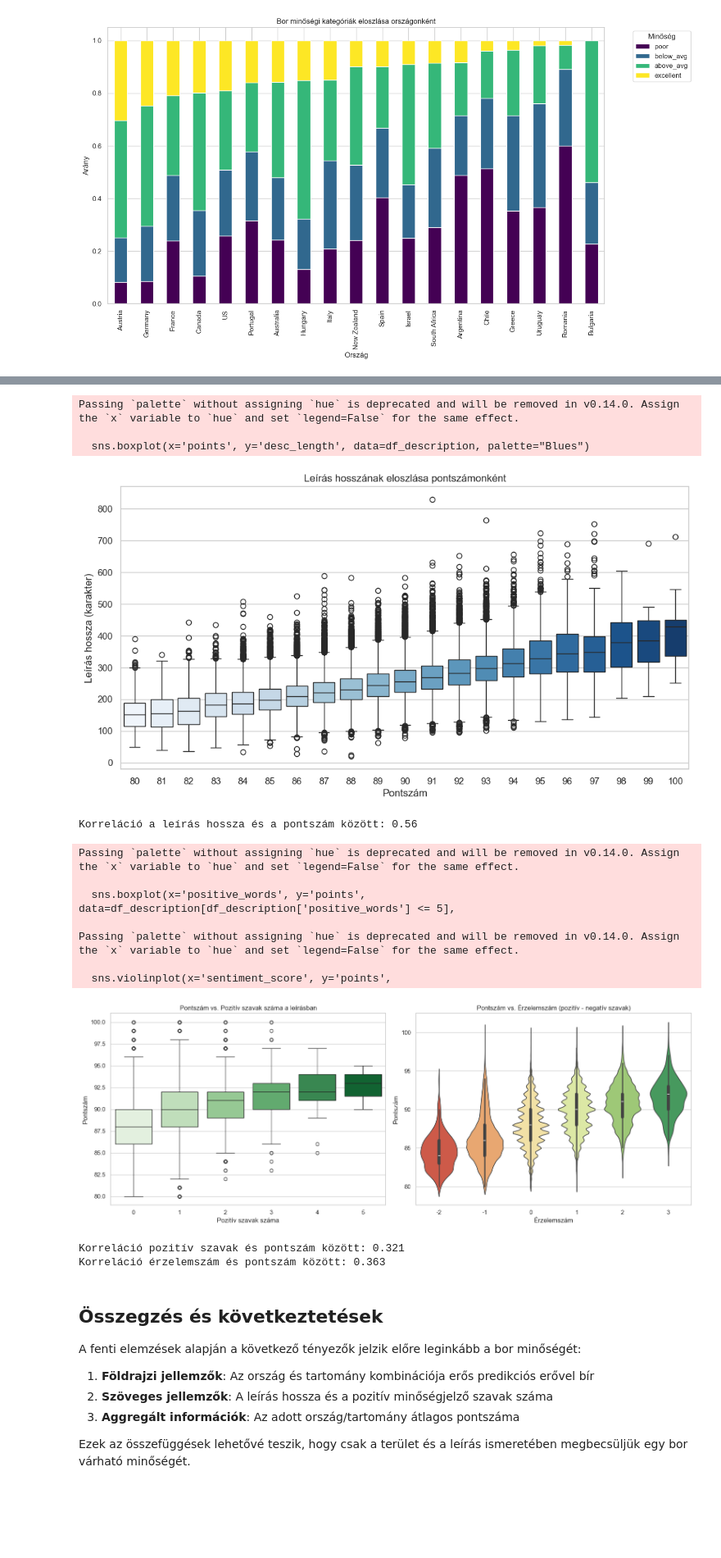
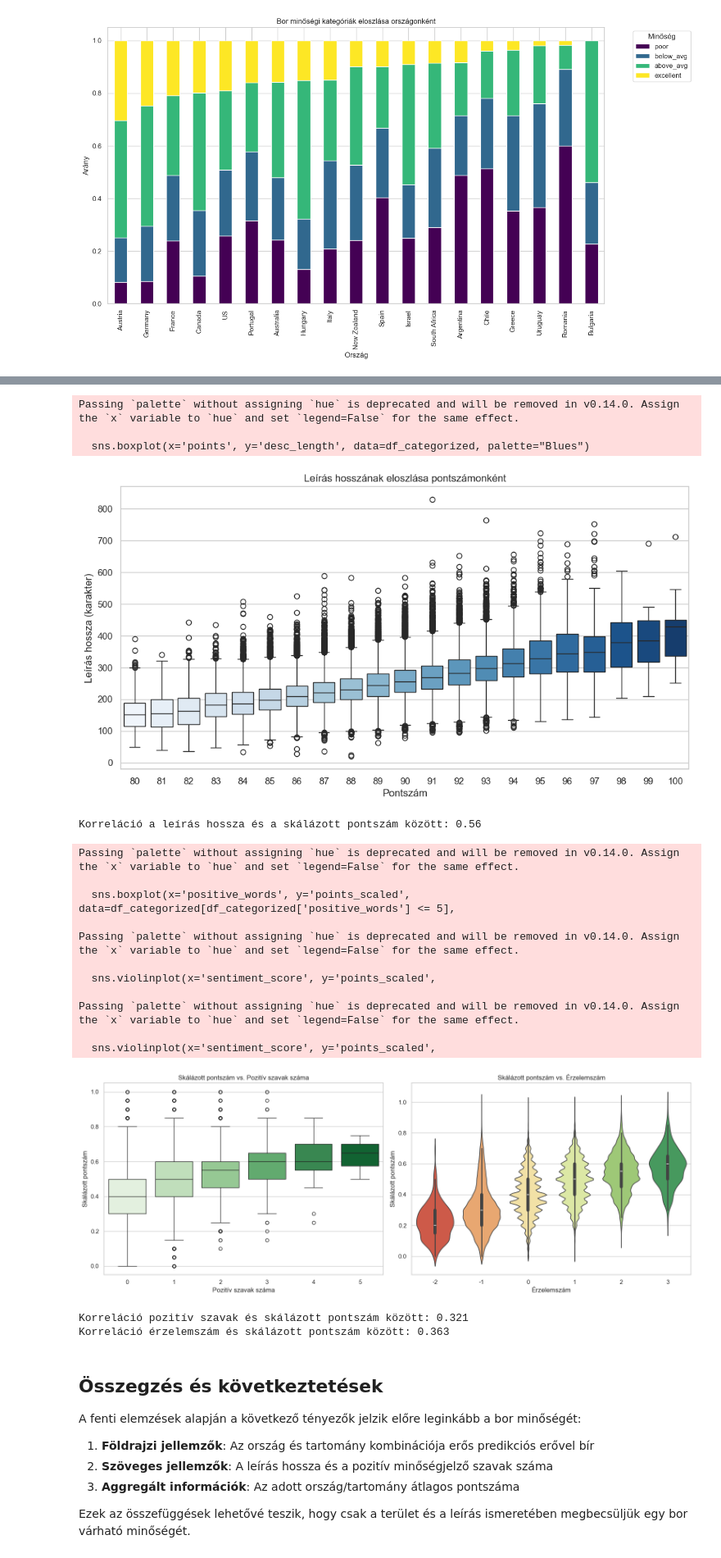
Before and after one commit to lego111Aron/Adattudomany-Projektmunka, a Jupyter notebook: Analize.ipynb, the cells around one changed output, grey strips where cells are left out. Shown at 82% size. Saved outputs shown, nothing was run; the diff lists cells and outputs as text; code cells hidden in the pictures; blank space fills up the shorter version.

```diff
--- a/Analize.ipynb
+++ b/Analize.ipynb
@@ -226,7 +227,8 @@ for word in keywords:
     # Megnézzük azokat a sorokat, ahol szerepel a szó (kis/nagybetű nem számít)
     mask = df_categorized['description'].str.contains(word, case=False, na=False)
     if mask.sum() > 0:
-        avg_score = df_categorized.loc[mask, 'points'].astype(int).mean()
+        # Skálázott pontszámot használunk
+        avg_score = df_categorized.loc[mask, 'points_scaled'].mean()
         count = mask.sum()
         keyword_stats.append({'keyword': word, 'avg_points': avg_score, 'count': count})
 
@@ -234,9 +236,9 @@ df_keywords = pd.DataFrame(keyword_stats).sort_values(by='avg_points', ascending
 
 plt.figure(figsize=(12, 6))
 sns.barplot(x='keyword', y='avg_points', data=df_keywords, palette="RdYlGn")
-plt.ylim(80, 95) # A skála szűkítése a különbségek kiemelésére
-plt.title('Átlagos pontszám bizonyos kulcsszavak előfordulása esetén')
-plt.ylabel('Átlagos pontszám')
+# plt.ylim(80, 95) # Eltávolítva, mert skálázott adatokat használunk
+plt.title('Átlagos skálázott pontszám bizonyos kulcsszavak előfordulása esetén')
+plt.ylabel('Átlagos skálázott pontszám')
 plt.xlabel('Kulcsszó')
 plt.show()
 
@@ -266,21 +268,22 @@ df_categorized['desc_length'] = df_categorized['description'].str.len()
 
 plt.figure(figsize=(12, 6))
 # Boxplot a pontszámok és a hossz összefüggésére
+# Itt marad az eredeti 'points' az X tengelyen, mert kategóriaként jobban értelmezhető
 sns.boxplot(x='points', y='desc_length', data=df_categorized, palette="Blues")
 plt.title('Leírás hosszának eloszlása pontszámonként')
 plt.xlabel('Pontszám')
 plt.ylabel('Leírás hossza (karakter)')
 plt.show()
 
-# Korreláció
-corr_len = df_categorized['desc_length'].corr(df_categorized['points'].astype(int))
-print(f"Korreláció a leírás hossza és a pontszám között: {corr_len:.2f}")
+# Korreláció (itt használhatjuk a skálázottat)
+corr_len = df_categorized['desc_length'].corr(df_categorized['points_scaled'])
+print(f"Korreláció a leírás hossza és a skálázott pontszám között: {corr_len:.2f}")
 # %% [output]
 Passing `palette` without assigning `hue` is deprecated and will be removed in v0.14.0. Assign the `x` variable to `hue` and set `legend=False` for the same effect.
 
-  sns.boxplot(x='points', y='desc_length', data=df_description, palette="Blues")
+  sns.boxplot(x='points', y='desc_length', data=df_categorized, palette="Blues")
 [figure]
-Korreláció a leírás hossza és a pontszám között: 0.56
+Korreláció a leírás hossza és a skálázott pontszám között: 0.56
 # %%
 # 10. Leírásban szereplő pozitív és negatív szavak hatása
 # Pontosabb szövegbányászat - több minőségjelző szó
@@ -293,48 +296,52 @@ negative_words = ['simple', 'basic', 'ordinary', 'weak', 'thin', 'harsh',
 def count_keywords(text, word_list):
     """Megszámolja, hány kulcsszó szerepel a szövegben"""
     if pd.isna(text):
         return 0
     text_lower = text.lower()
     return sum(1 for word in word_list if word in text_lower)
 
 df_categorized['positive_words'] = df_categorized['description'].apply(lambda x: count_keywords(x, positive_words))
 df_categorized['negative_words'] = df_categorized['description'].apply(lambda x: count_keywords(x, negative_words))
 df_categorized['sentiment_score'] = df_categorized['positive_words'] - df_categorized['negative_words']
 
 fig, axes = plt.subplots(1, 2, figsize=(16, 6))
 
-# Pozitív szavak vs pontszám
-sns.boxplot(x='positive_words', y='points', data=df_categorized[df_categorized['positive_words'] <= 5],
+# Pozitív szavak vs pontszám (skálázott)
+sns.boxplot(x='positive_words', y='points_scaled', data=df_categorized[df_categorized['positive_words'] <= 5],
             ax=axes[0], palette="Greens")
-axes[0].set_title('Pontszám vs. Pozitív szavak száma a leírásban')
+axes[0].set_title('Skálázott pontszám vs. Pozitív szavak száma')
 axes[0].set_xlabel('Pozitív szavak száma')
-axes[0].set_ylabel('Pontszám')
+axes[0].set_ylabel('Skálázott pontszám')
 
-# Sentiment score (pozitív - negatív) vs pontszám
-sns.violinplot(x='sentiment_score', y='points',
+# Sentiment score vs pontszám (skálázott)
+sns.violinplot(x='sentiment_score', y='points_scaled',
                data=df_categorized[(df_categorized['sentiment_score'] >= -2) & (df_categorized['sentiment_score'] <= 3)],
                ax=axes[1], palette="RdYlGn")
-axes[1].set_title('Pontszám vs. Érzelemszám (pozitív - negatív szavak)')
+axes[1].set_title('Skálázott pontszám vs. Érzelemszám')
 axes[1].set_xlabel('Érzelemszám')
-axes[1].set_ylabel('Pontszám')
+axes[1].set_ylabel('Skálázott pontszám')
 
 plt.tight_layout()
 plt.show()
 
 # Korreláció
-print(f"Korreláció pozitív szavak és pontszám között: {df_categorized['positive_words'].corr(df_categorized['points']):.3f}")
-print(f"Korreláció érzelemszám és pontszám között: {df_categorized['sentiment_score'].corr(df_categorized['points']):.3f}")
+print(f"Korreláció pozitív szavak és skálázott pontszám között: {df_categorized['positive_words'].corr(df_categorized['points_scaled']):.3f}")
+print(f"Korreláció érzelemszám és skálázott pontszám között: {df_categorized['sentiment_score'].corr(df_categorized['points_scaled']):.3f}")
 # %% [output]
 Passing `palette` without assigning `hue` is deprecated and will be removed in v0.14.0. Assign the `x` variable to `hue` and set `legend=False` for the same effect.
 
-  sns.boxplot(x='positive_words', y='points', data=df_description[df_description['positive_words'] <= 5],
+  sns.boxplot(x='positive_words', y='points_scaled', data=df_categorized[df_categorized['positive_words'] <= 5],
 
 Passing `palette` without assigning `hue` is deprecated and will be removed in v0.14.0. Assign the `x` variable to `hue` and set `legend=False` for the same effect.
 
-  sns.violinplot(x='sentiment_score', y='points',
+  sns.violinplot(x='sentiment_score', y='points_scaled',
+
+Passing `palette` without assigning `hue` is deprecated and will be removed in v0.14.0. Assign the `x` variable to `hue` and set `legend=False` for the same effect.
+
+  sns.violinplot(x='sentiment_score', y='points_scaled',
-[figure, old version]
+[figure, new version]
-Korreláció pozitív szavak és pontszám között: 0.321
-Korreláció érzelemszám és pontszám között: 0.363
+Korreláció pozitív szavak és skálázott pontszám között: 0.321
+Korreláció érzelemszám és skálázott pontszám között: 0.363
 # %% [markdown]
 ## Összegzés és következtetések
 
```
Also changed, not shown: parts of 10 cells of this notebook.
